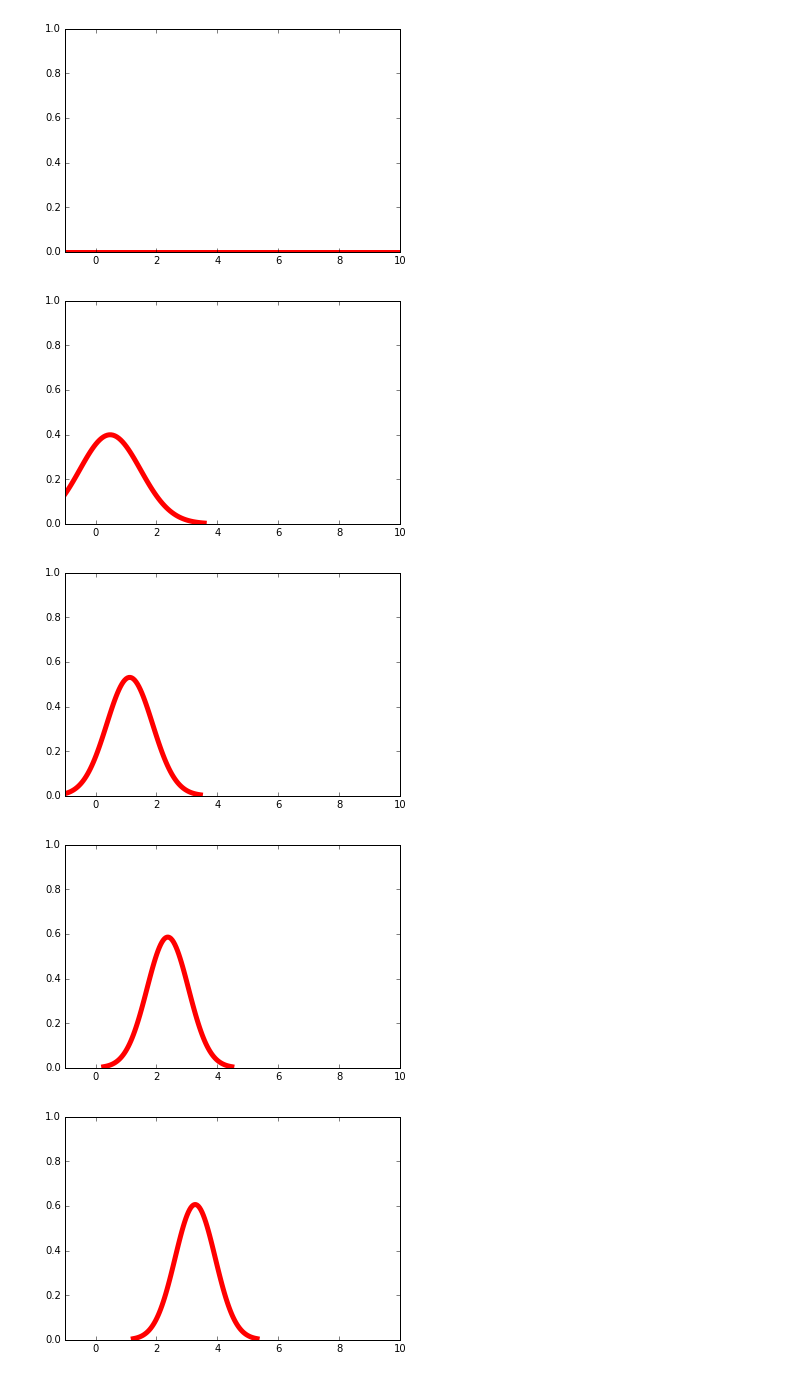
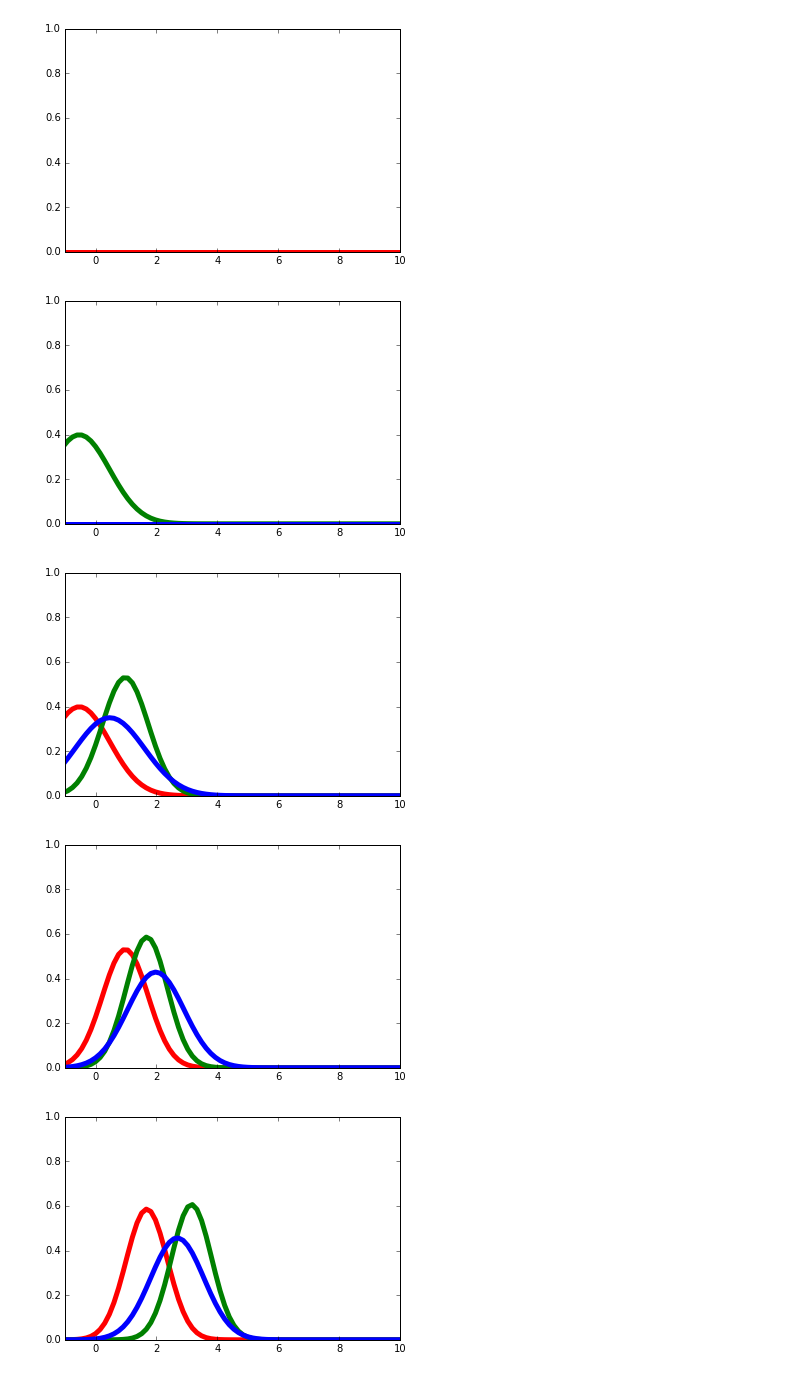
Before and after one commit to RobotX-NCTU/jupyter_notebook, a Jupyter notebook: Bayesian_Filter.ipynb, the cells around one changed output. Cells and saved outputs as stored; diff of their text form; code cells hidden in the pictures.

```diff
--- a/Bayesian_Filter.ipynb
+++ b/Bayesian_Filter.ipynb
@@ -470,25 +470,24 @@ plt.show()
 # %%
 control_covariance = 0.3
 measurement_covariance = 1
 
-for i in range(5):
+for i in range(10):
     control_sig = 1
     sim_location = i + random.random() - 0.5
     sim_measurement = sim_location + random.random() - 0.5
     predicted = predict_con(prior, control_sig, control_covariance)
     posterior = update_con(predicted, sim_measurement, measurement_covariance)
-    prior = posterior
+
     fig, ax = plt.subplots(1, 1)
-    x_1 = np.linspace(prior.ppf(0.001), prior.ppf(0.999), 100)
-    x = np.linspace(posterior.ppf(0.001), posterior.ppf(0.999), 100)
-    x = np.linspace(predicted.ppf(0.001), posterior.ppf(0.999), 100)
+    x = np.linspace(-5, 10, 100)
     ax.plot(x, prior.pdf(x), 'r-', lw=5, alpha=1)
-    ax.plot(x, posterior.pdf(x), 'r-', lw=5, alpha=1)
-    ax.plot(x, predicted.pdf(x), 'r-', lw=5, alpha=1)
+    ax.plot(x, posterior.pdf(x), 'g-', lw=5, alpha=1)
+    ax.plot(x, predicted.pdf(x), 'b-', lw=5, alpha=1)
     plt.axis([-1, 10, 0, 1])
     plt.show()
+    prior = posterior
 # %% [output]
-[figure, old version]
+[figure, new version]
-[figure, old version]
+[figure, new version]
-[figure, old version]
+[figure, new version]
-[figure, old version]
+[figure, new version]
```
Also changed, not shown: parts of 1 cell of this notebook.
